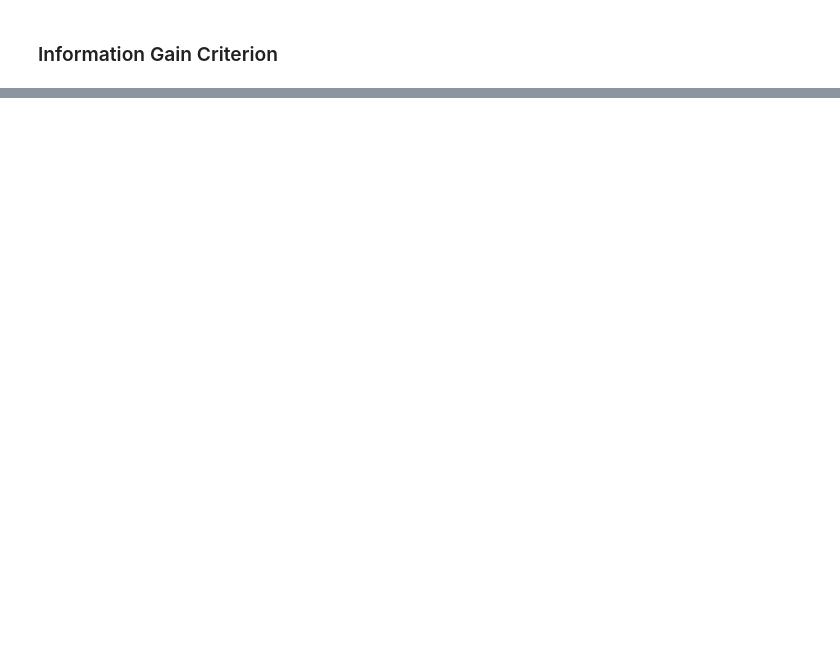
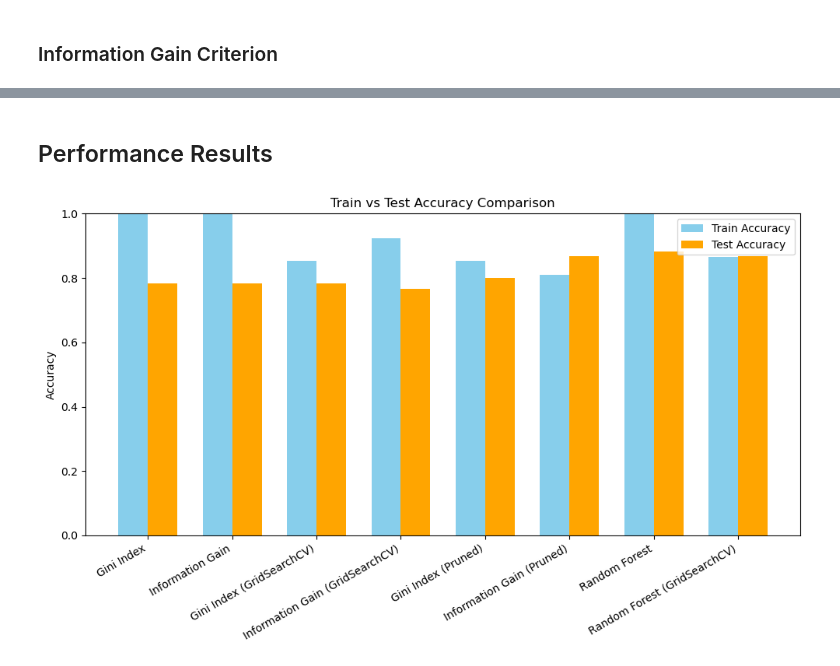
Before and after one commit to virakden/decision-tree-ranfor, a Jupyter notebook: decision-tree.ipynb, the cells around one changed output, grey strips where cells are left out. Cells and saved outputs as stored; diff of their text form; code cells hidden in the pictures; blank space fills up the shorter version.

```diff
--- a/decision-tree.ipynb
+++ b/decision-tree.ipynb
@@ -241,0 +291,2 @@ weighted avg       0.87      0.87      0.87        60
+# %%
+param_grid = {"max_depth": [2, 3, 4, 5, 6, None], "min_samples_split": [2, 5, 10, 15]}
@@ -391,0 +643,27 @@ plot_feature_importance_grouped(models_after, feature_names, sort_by_label="Gini
+# %% [markdown]
+## Performance Results
+# %%
+def plot_accuracy_comparison(performance_dict):
+    model_names = list(performance_dict.keys())
+    train_acc = [performance_dict[m]['train_accuracy'] for m in model_names]
+    test_acc = [performance_dict[m]['test_accuracy'] for m in model_names]
+
+    x = range(len(model_names))
+    width = 0.35
+
+    plt.figure(figsize=(10,6))
+    plt.bar(x, train_acc, width=width, label='Train Accuracy', color='skyblue')
+    plt.bar([i + width for i in x], test_acc, width=width, label='Test Accuracy', color='orange')
+
+    plt.xticks([i + width/2 for i in x], model_names, rotation=30, ha='right')
+    plt.ylim(0, 1)
+    plt.ylabel('Accuracy')
+    plt.title('Train vs Test Accuracy Comparison')
+    plt.legend()
+    plt.tight_layout()
+    plt.show()
+
+# Call the plot function
+plot_accuracy_comparison(model_performance)
+# %% [output]
+[figure, added]
```
Also changed, not shown: parts of 34 cells of this notebook, 21 other files.
